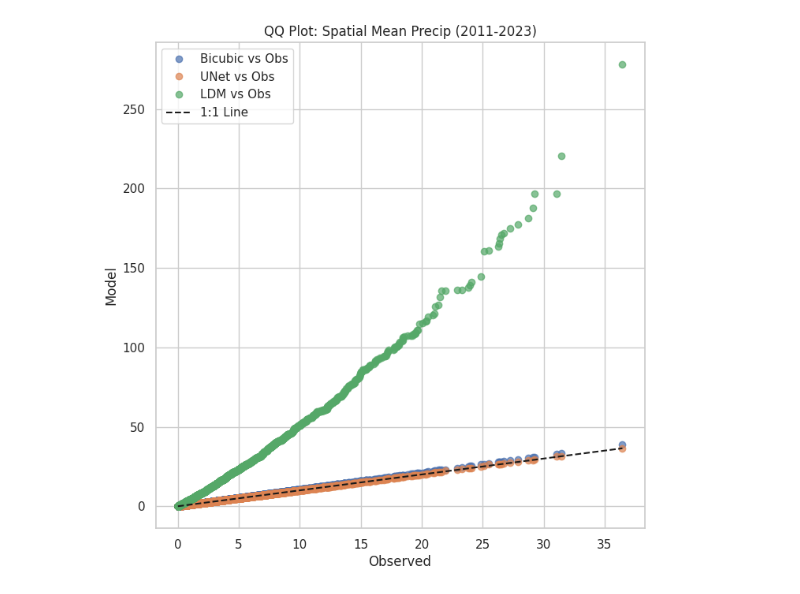
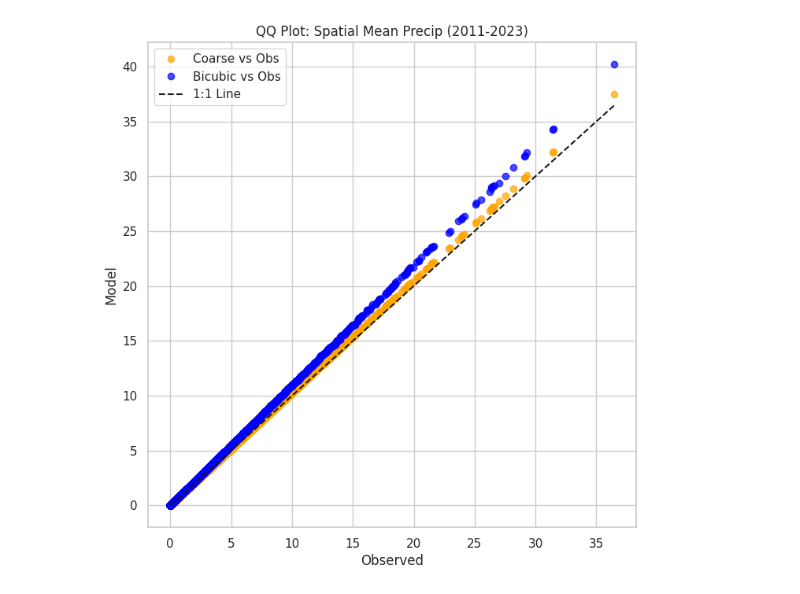
Before and after one commit to AsthanaShivanshi/Processing_and_Analysis_Scripts, a Jupyter notebook: Prelim_Stats_Obs_only/mean_annual_cycle.ipynb, the cells around one changed output. Saved outputs shown, nothing was run; the diff lists cells and outputs as text; code cells hidden in the pictures.

```diff
--- a/Prelim_Stats_Obs_only/mean_annual_cycle.ipynb
+++ b/Prelim_Stats_Obs_only/mean_annual_cycle.ipynb
@@ -14,9 +14,9 @@ sns.set(style="whitegrid")
 #Unet files
 #LDM files
 # %%
-obs_precip=xr.open_dataset(paths.DATASETS_TRAINING_DIR + '/RhiresD_step1_latlon.nc')["RhiresD"].sel(time=slice("2011-01-01","2023-12-31"))
+obs_precip=xr.open_dataset(paths.DATASETS_TRAINING_DIR_12km + '/RhiresD_step1_latlon.nc')["RhiresD"].sel(time=slice("2011-01-01","2023-12-31"))
 # %%
-coarse_precip= xr.open_dataset(paths.DATASETS_TRAINING_DIR + '/RhiresD_step2_coarse.nc')["RhiresD"].sel(time=slice("2011-01-01","2023-12-31"))
+coarse_precip= xr.open_dataset(paths.DATASETS_TRAINING_DIR_12km + '/RhiresD_step2_coarse.nc')["RhiresD"].sel(time=slice("2011-01-01","2023-12-31"))
 # %%
-bicubic_precip= xr.open_dataset(paths.DATASETS_TRAINING_DIR + '/RhiresD_step3_interp.nc')["RhiresD"].sel(time=slice("2011-01-01","2023-12-31"))
+bicubic_precip= xr.open_dataset(paths.DATASETS_TRAINING_DIR_12km + '/RhiresD_step3_interp.nc')["RhiresD"].sel(time=slice("2011-01-01","2023-12-31"))
 # %%
@@ -35,41 +35,37 @@ ldm_mean = spatial_mean(ldm_precip)
 # %%
 plt.figure(figsize=(8, 8))
 
 # Flatten to 1D arrays (drop NaNs if any)
 obs_flat = obs_mean.values.flatten()
 coarse_flat = coarse_mean.values.flatten()
 bicubic_flat = bicubic_mean.values.flatten()
-unet_flat = unet_mean.values.flatten()
-ldm_flat = ldm_mean.values.flatten()
+#unet_flat = unet_mean.values.flatten()
+#ldm_flat = ldm_mean.values.flatten()
 
 # Remove NaNs
 obs_flat = obs_flat[~np.isnan(obs_flat)]
 coarse_flat = coarse_flat[~np.isnan(coarse_flat)]
 bicubic_flat = bicubic_flat[~np.isnan(bicubic_flat)]
-unet_flat = unet_flat[~np.isnan(unet_flat)]
-ldm_flat = ldm_flat[~np.isnan(ldm_flat)]
+#unet_flat = unet_flat[~np.isnan(unet_flat)]
+#ldm_flat = ldm_flat[~np.isnan(ldm_flat)]
 
 # Get common quantiles
-quantiles = np.linspace(0, 1, min(len(obs_flat), len(coarse_flat), len(bicubic_flat), len(unet_flat), len(ldm_flat)))
-
+quantiles = np.linspace(0, 1, min(len(obs_flat), len(coarse_flat), len(bicubic_flat)))
 obs_q = np.quantile(obs_flat, quantiles)
 coarse_q = np.quantile(coarse_flat, quantiles)
 bicubic_q = np.quantile(bicubic_flat, quantiles)
-unet_q = np.quantile(unet_flat, quantiles)
-ldm_q = np.quantile(ldm_flat, quantiles)
 
-plt.plot(obs_q, bicubic_q, 'o', label='Bicubic vs Obs', alpha=0.7)
-plt.plot(obs_q, unet_q, 'o', label='UNet vs Obs', alpha=0.7)
-plt.plot(obs_q, ldm_q, 'o', label='LDM vs Obs', alpha=0.7)
+plt.plot(obs_q, coarse_q, 'o', label='Coarse vs Obs', alpha=0.7,color='orange')
+plt.plot(obs_q, bicubic_q, 'o', label='Bicubic vs Obs', alpha=0.7,color='blue')
 plt.plot([obs_q.min(), obs_q.max()], [obs_q.min(), obs_q.max()], 'k--', label='1:1 Line')
 plt.xlabel('Observed')
 plt.ylabel('Model')
 plt.title('QQ Plot: Spatial Mean Precip (2011-2023)')
 plt.legend()
 plt.grid(True)
 plt.show()
 # %% [output]
-[figure, old version]
+[figure, new version]
 # %%
 from closest_grid_cell import select_nearest_grid_cell
 
```
Also changed, not shown: parts of 4 cells of this notebook, 1 other file.
